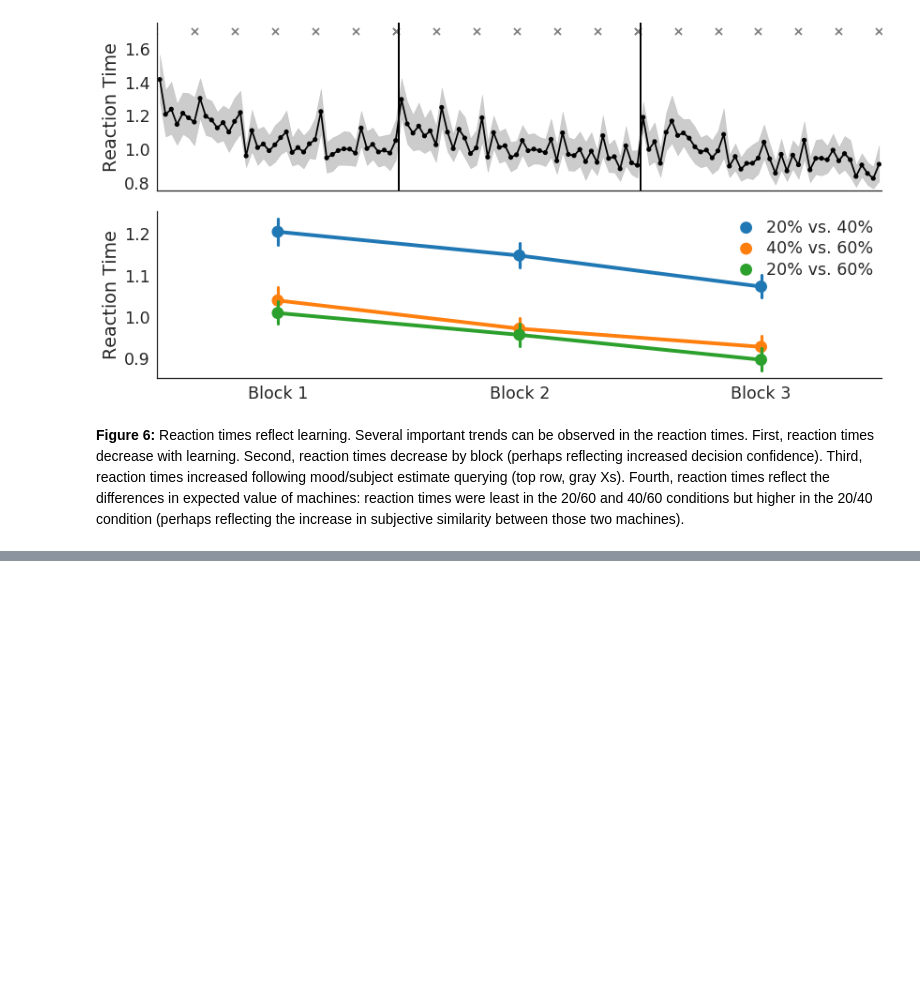
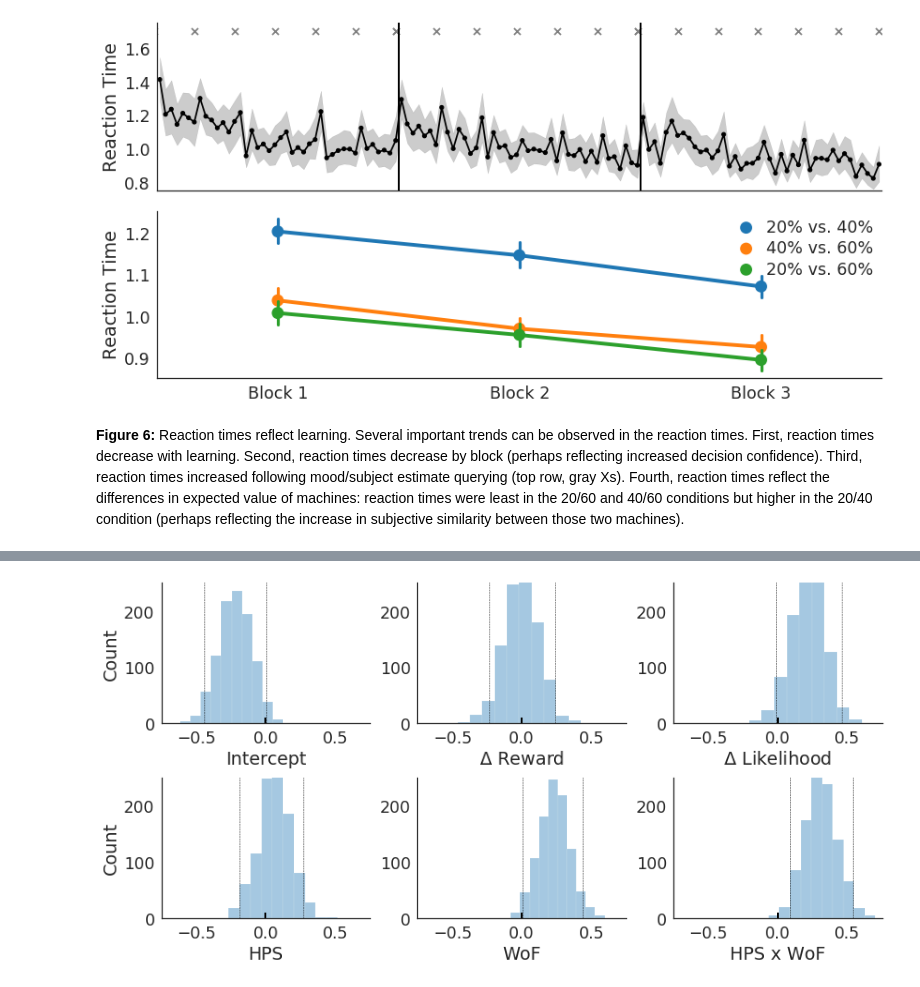
Before and after one commit to szorowi1/pni-rotations, a Jupyter notebook: 3_Behavior.ipynb, the cells around one changed output, grey strips where cells are left out. Saved outputs shown, nothing was run; the diff lists cells and outputs as text; code cells hidden in the pictures; blank space fills up the shorter version.

```diff
--- a/3_Behavior.ipynb
+++ b/3_Behavior.ipynb
@@ -504,0 +491,91 @@ plt.tight_layout()
+# %%
+import pystan
+from scripts.diagnostics import *
+from scripts.utilities import HDIofMCMC, zscore
+
+#~~~~~~~~~~~~~~~~~~~~~~~~~~~~~~~~~~~~~~~~~~#
+### Prepare data.
+#~~~~~~~~~~~~~~~~~~~~~~~~~~~~~~~~~~~~~~~~~~#
+
+## Discrimination check.
+ix = np.logical_and(data.Block==4, data.Choice.notnull())
+df = data[ix].copy()
+
+## Limit to trials comparing Block 1 and Block 2.
+df = df[np.all( df[['M1','M2']].values < 7, axis=1 )]
+
+## Limit to trials comparing equal probability machines.
+df = df[np.abs( np.diff(df[['M1','M2']], axis=1) ).squeeze() == 3]
+
+## Recode trials as choosing Block 1 (0) or Block 2 (1).
+df['Choice'] = np.ceil(df['Choice'] / 3).astype(int) - 1
+
+## Tally preference for post-WoF machines.
+gb = df.groupby('Subject').Choice
+df = DataFrame([gb.sum(), gb.count()], index=['postWoF','Total']).T.reset_index()
+
+## Compute difference in outcomes.
+outcomes = data[data.Block < 3].groupby(['Block','Subject']).Outcome.sum() * 4
+outcomes = (outcomes[2] - outcomes[1]).reset_index()
+df = df.merge(outcomes, on='Subject')
+
+## Compute difference in average subjective estimates.
+estimates = ratings[np.logical_and(ratings.Block<3, ratings.Trial==42)].groupby(['Block','Subject']).Rating.mean()
+estimates = (estimates[2] - estimates[1]).reset_index()
+df = df.merge(estimates, on='Subject')
+
+## Append metadata.
+df = df.merge(metadata[['Subject','WoF','IPIP_hps']], on='Subject')
+df['WoF'] = np.sign(df['WoF'])
+
+## Z-score continuous values.
+df['Outcome'] = zscore(df['Outcome'])
+df['Rating'] = zscore(df['Rating'])
+df['IPIP_hps'] = zscore(df['IPIP_hps'])
+
+## Assemble design matrix for regression.
+X = df[['Outcome','Rating','IPIP_hps','WoF']].values
+X = np.concatenate([np.ones(X.shape[0]).reshape(-1,1), X], axis=-1)        # Intercept
+X = np.concatenate([X, np.prod(X[:,-2:], axis=-1).reshape(-1,1)], axis=-1) # Interaction
+
+## Assemble data dictionary.
+dd = dict(N = X.shape[0], M = X.shape[1], Y = df.postWoF.values, T = df.Total.values, X = X)
+
+#~~~~~~~~~~~~~~~~~~~~~~~~~~~~~~~~~~~~~~~~~~#
+### Fit model with Stan.
+#~~~~~~~~~~~~~~~~~~~~~~~~~~~~~~~~~~~~~~~~~~#
+
+## Fit model.
+file = 'stan_models/moodRL_block_preference.stan'
+fit = pystan.stan(file=file, data=dd, iter=1250, warmup=1000, thin=1, chains=4,
+                  n_jobs=4, seed=47404)
+check_div(fit); check_treedepth(fit); check_energy(fit); check_n_eff(fit), check_rhat(fit)
+
+#~~~~~~~~~~~~~~~~~~~~~~~~~~~~~~~~~~~~~~~~~~#
+### Plotting.
+#~~~~~~~~~~~~~~~~~~~~~~~~~~~~~~~~~~~~~~~~~~#
+
+## Extract parameters.
+extract = fit.extract()
+beta = extract['beta']
+
+## Initialize canvas.
+fig, axes = plt.subplots(2, 3, figsize=(12,6))
+
+## Plot.
+labels = ['Intercept', r'$\Delta$ Reward', r'$\Delta$ Likelihood', 'HPS', 'WoF', 'HPS x WoF']
+for i, arr, label in zip(range(6), beta.T, labels):
+
+    ## Plot.
+    sns.distplot(arr, bins=10, kde=False, hist_kws=dict(edgecolor='w'), ax=axes[i//3,i%3])
+
+    ## Plot HDI.
+    axes[i//3,i%3].vlines(HDIofMCMC(arr), 0, 300, lw=0.5, linestyle='--')
+    axes[i//3,i%3].vlines(0,0,10,lw=2,color='k')
+    axes[i//3,i%3].set(xlim=(-0.75,0.75), ylim=(0,250), xlabel=label)
+    axes[0,0].set(ylabel='Count')
+    axes[1,0].set(ylabel='Count')
+
+sns.despine()
+plt.tight_layout()
+# %% [output]
@@ -504,0 +588 @@ plt.tight_layout()
+[figure, added]
```
Also changed, not shown: parts of 10 cells of this notebook, 6 other files.
